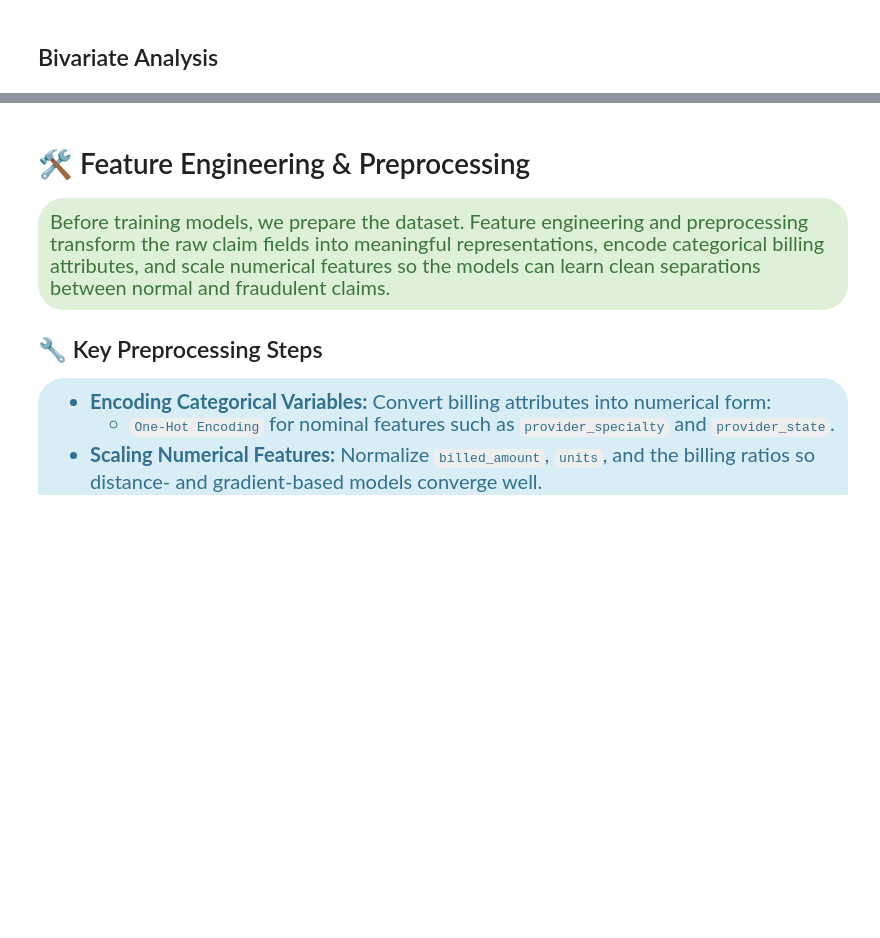
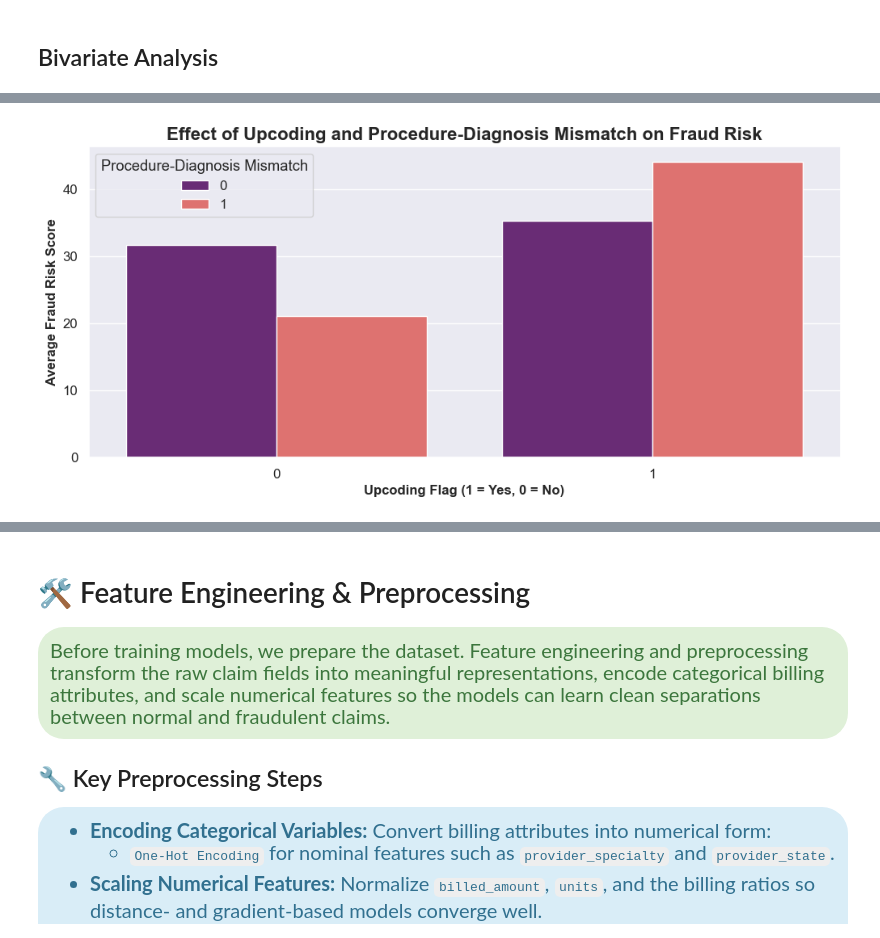
Before and after one commit to rohitndev/Healthcare-Claims-Anomaly-Detection-Cost-Intelligenece-Platform, a Jupyter notebook: kaggle/healthcare-claims-anomaly-detection.ipynb, the cells around one changed output, grey strips where cells are left out. Cells and saved outputs as stored; diff of their text form; code cells hidden in the pictures; blank space fills up the shorter version.

```diff
--- a/kaggle/healthcare-claims-anomaly-detection.ipynb
+++ b/kaggle/healthcare-claims-anomaly-detection.ipynb
@@ -366,11 +633,13 @@ plt.show()
 # %%
 plt.figure(figsize=(12, 5))
-sns.barplot(x='upcoding_flag', y=target, hue='procedure_diagnosis_mismatch', data=df, ci=None, palette='magma')
+sns.barplot(x='upcoding_flag', y=target, hue='procedure_diagnosis_mismatch', data=df, errorbar=None, palette='magma')
 plt.title("Effect of Upcoding and Procedure-Diagnosis Mismatch on Fraud Risk", fontsize=16, fontweight='bold')
 plt.xlabel("Upcoding Flag (1 = Yes, 0 = No)", fontsize=12, fontweight='bold')
 plt.ylabel("Average Fraud Risk Score", fontsize=12, fontweight='bold')
 plt.legend(title="Procedure-Diagnosis Mismatch")
 plt.show()
+# %% [output]
+[figure, added]
 # %%
 reg_feats = ['billed_to_allowed_ratio', 'billed_to_typical_ratio', 'billed_amount', 'units']
 reg_feats = [f for f in reg_feats if f in df.columns]
```
Also changed, not shown: parts of 27 cells of this notebook, 1 other file.
